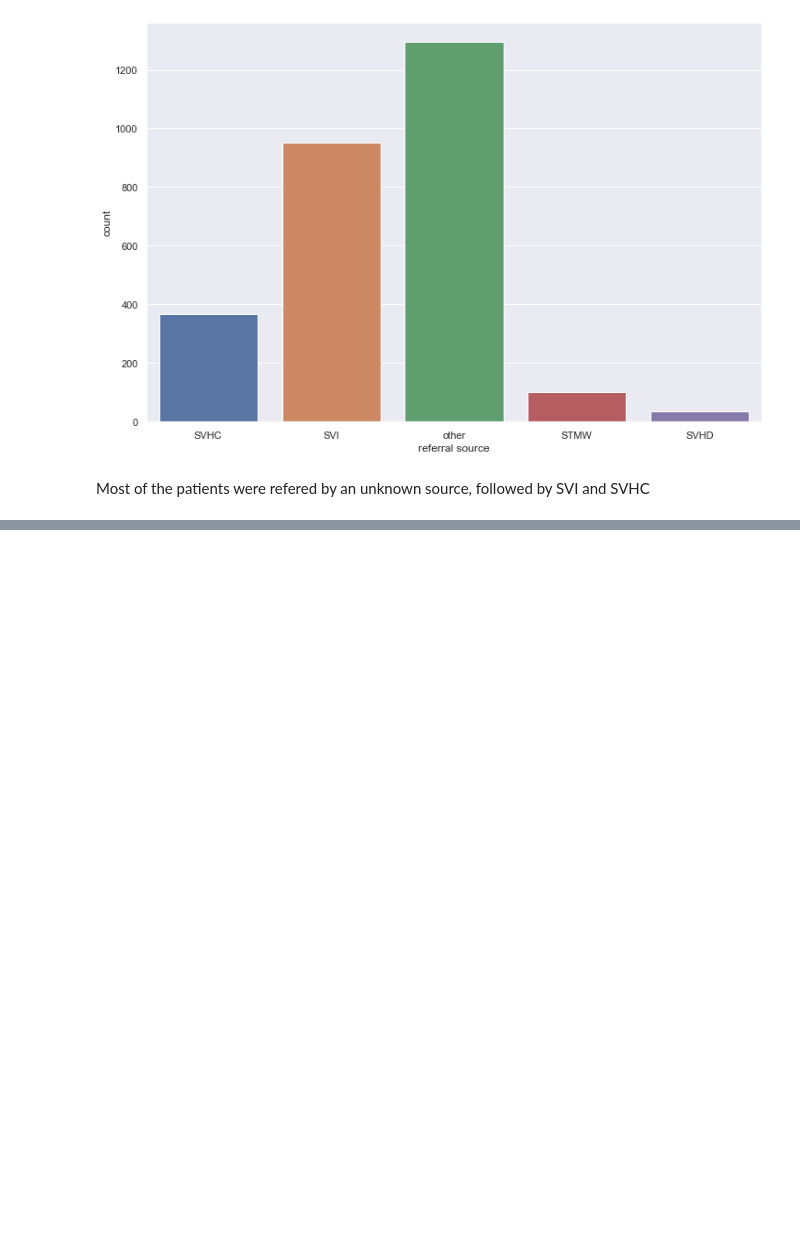
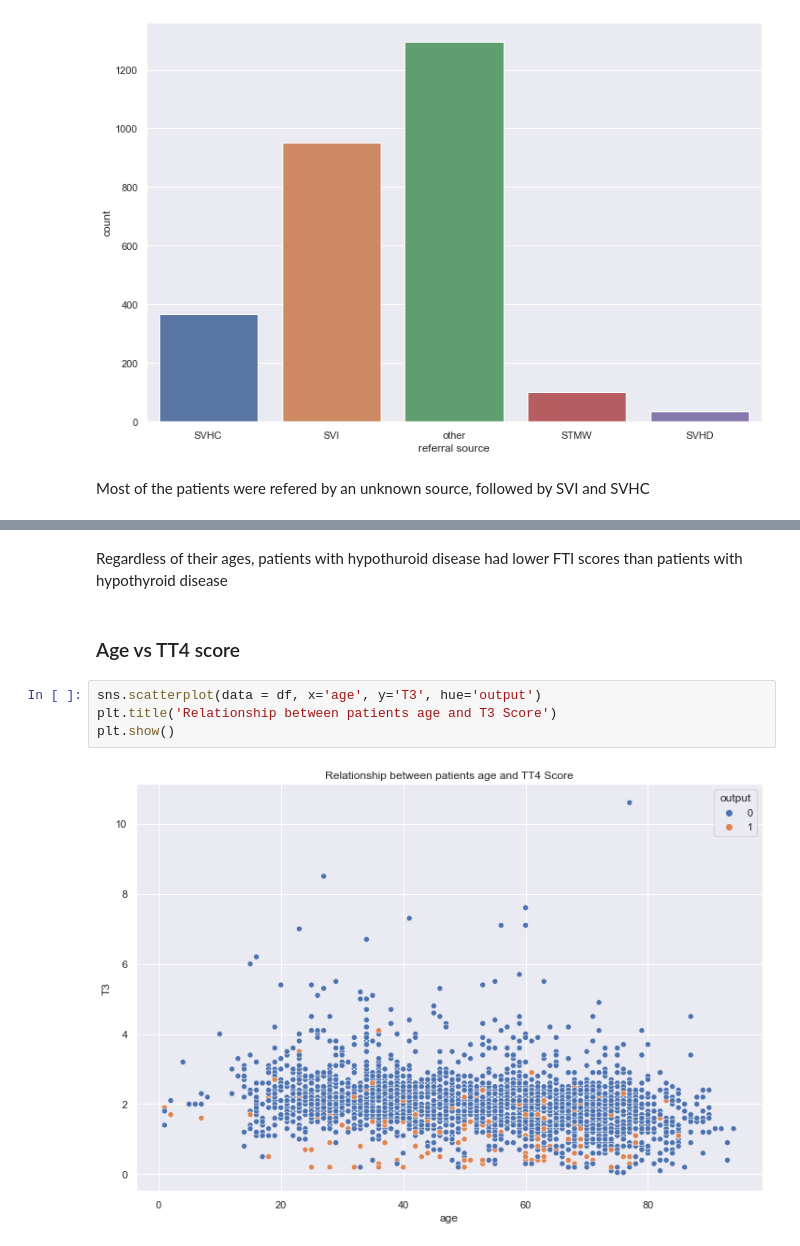
Before and after one commit to mbururyan/Hypothyroid-Disease-Detection-System, a Jupyter notebook: EDA.ipynb, the cells around one changed output, grey strips where cells are left out. Cells and saved outputs as stored; diff of their text form; blank space fills up the shorter version.

```diff
--- a/EDA.ipynb
+++ b/EDA.ipynb
@@ -133,0 +165,10 @@ We will proceed onto preprocessing for modelling
+# %% [markdown]
+Regardless of their ages, patients with hypothuroid disease had lower FTI scores than patients with hypothyroid disease
+# %% [markdown]
+### Age vs TT4 score
+# %%
+sns.scatterplot(data = df, x='age', y='T3', hue='output')
+plt.title('Relationship between patients age and T3 Score')
+plt.show()
+# %% [output]
+[figure, added]
```
Also changed, not shown: parts of 18 cells of this notebook.
